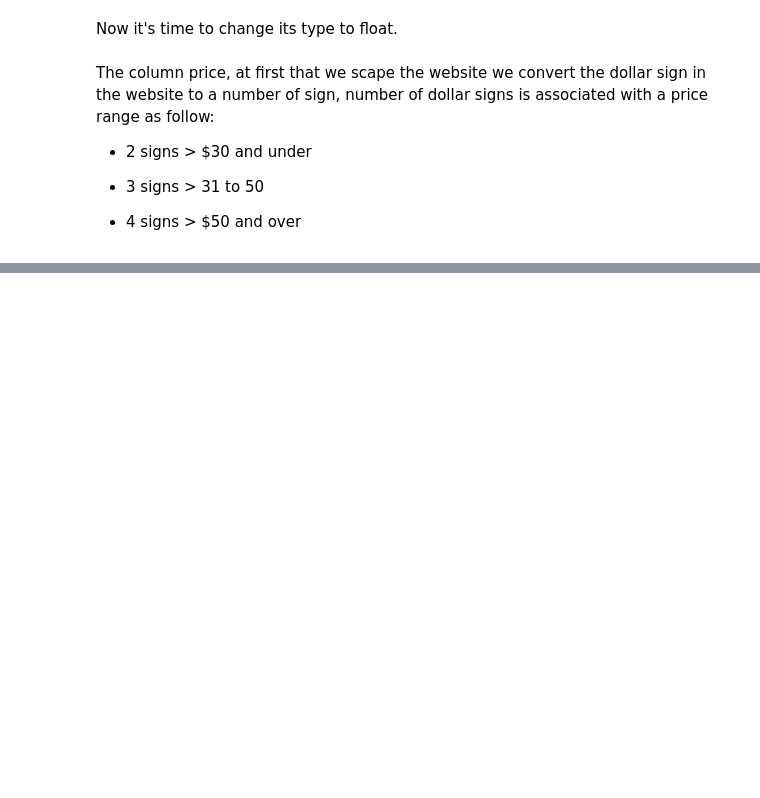
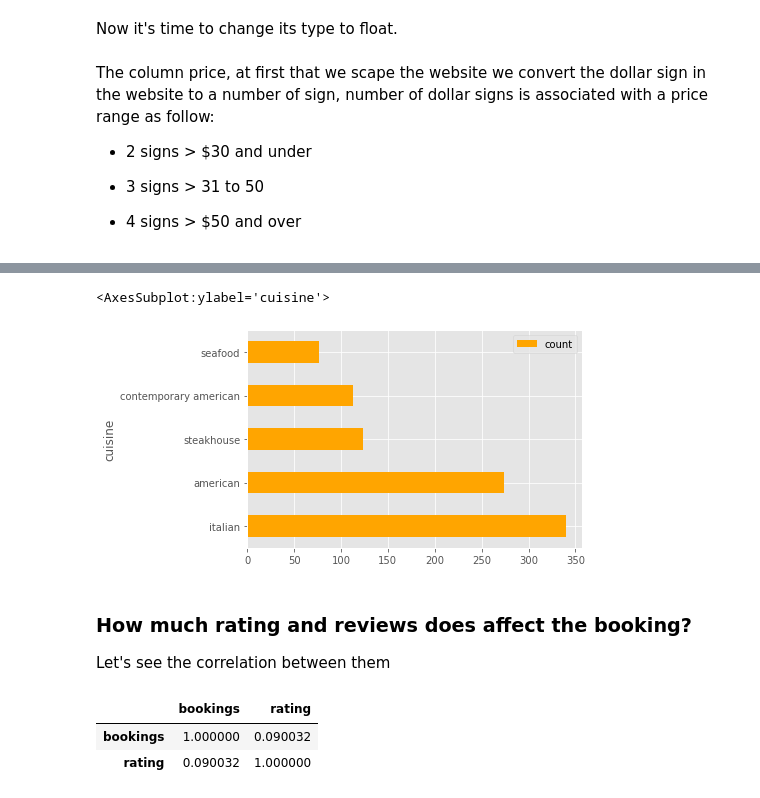
Before and after one commit to madeleine68/opentable, a Jupyter notebook: opentable_analysis.ipynb, the cells around one changed output, grey strips where cells are left out. Saved outputs shown, nothing was run; the diff lists cells and outputs as text; code cells hidden in the pictures; blank space fills up the shorter version.

```diff
--- a/opentable_analysis.ipynb
+++ b/opentable_analysis.ipynb
@@ -322,0 +377,17 @@ df_newyork["rating"][0]
+# %%
+grouped_cuisine = pd.DataFrame(df1.groupby('cuisine').size(),columns = ['count'])
+b= grouped_cuisine.sort_values('count',ascending = False).head()
+# %%
+b.plot.barh(color="orange")
+# %% [output]
+<AxesSubplot:ylabel='cuisine'>
+[figure, added]
+# %% [markdown]
+### How much rating  and reviews does affect the booking?
+Let's see the correlation between them
+# %%
+df1.corr()
+# %% [output]
+|  | bookings | rating |
+| bookings | 1.000000 | 0.090032 |
+| rating | 0.090032 | 1.000000 |
```
Also changed, not shown: parts of 97 cells of this notebook, 5 other files.
